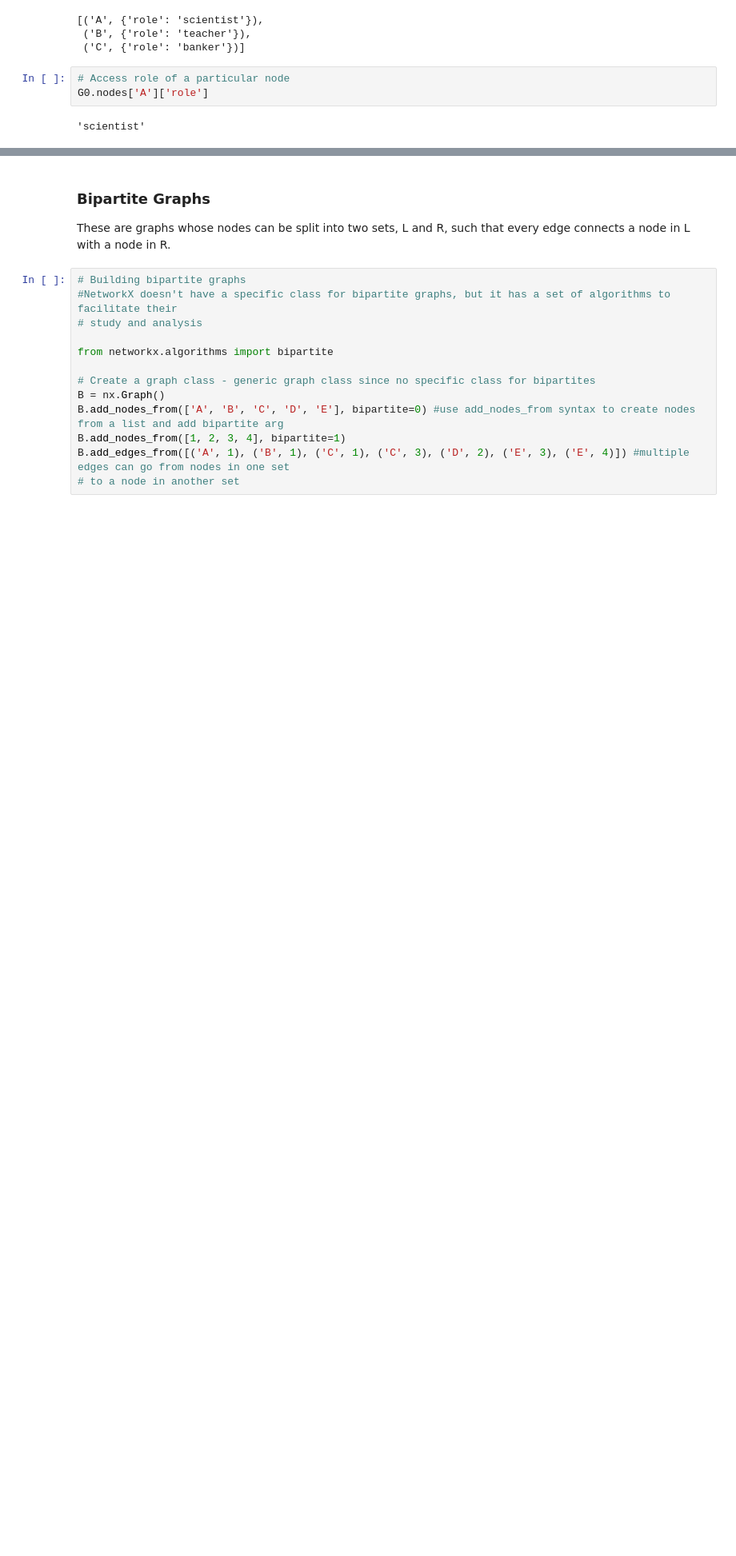
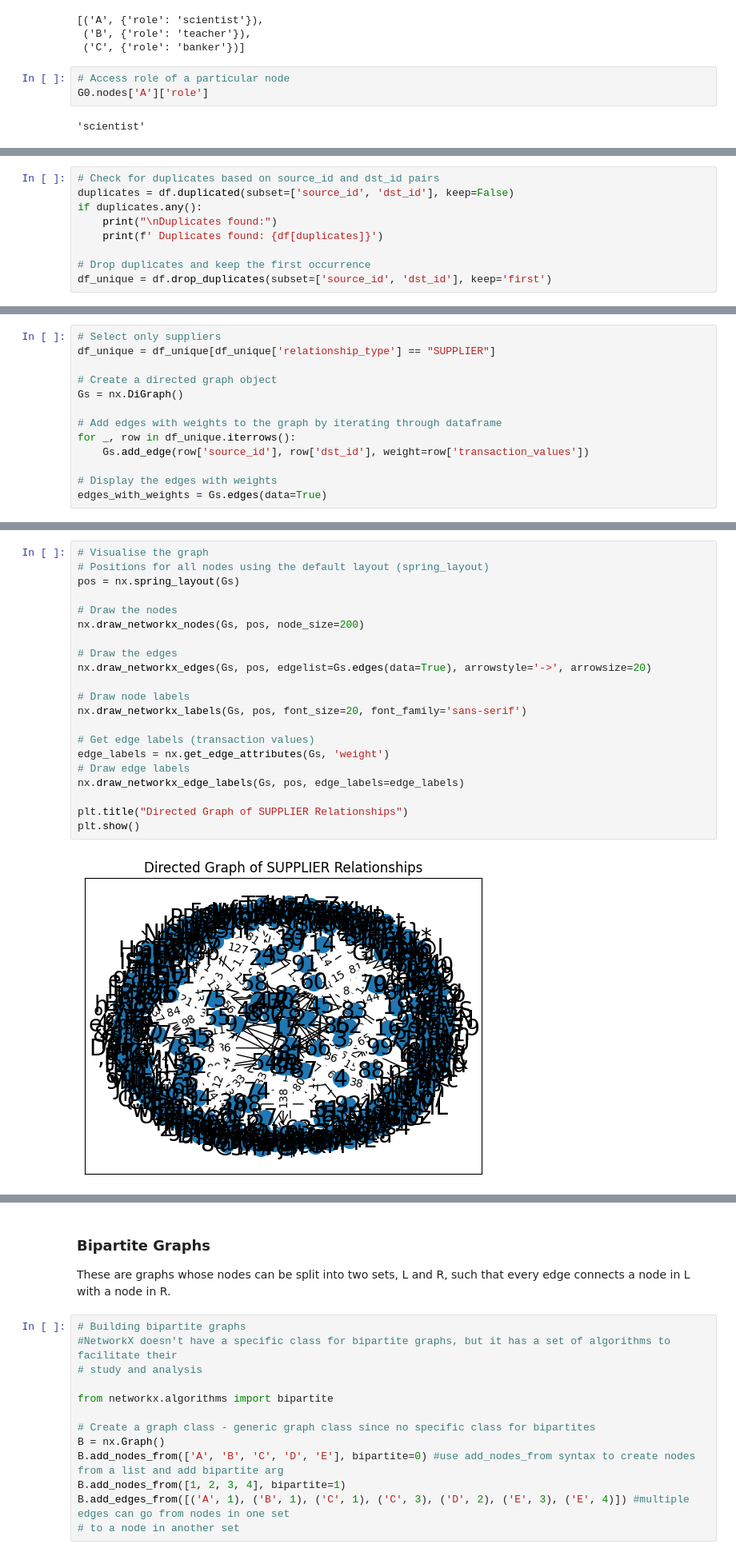
Before and after one commit to kenechiomeke/graph-networks, a Jupyter notebook: intro_social_networks.ipynb, the cells around one changed output, grey strips where cells are left out. Shown at 80% size. Cells and saved outputs as stored; diff of their text form; blank space fills up the shorter version.

```diff
--- a/intro_social_networks.ipynb
+++ b/intro_social_networks.ipynb
@@ -334,0 +585,9 @@ G0.nodes['A']['role']
+# %%
+# Check for duplicates based on source_id and dst_id pairs
+duplicates = df.duplicated(subset=['source_id', 'dst_id'], keep=False)
+if duplicates.any():
+    print("\nDuplicates found:")
+    print(f' Duplicates found: {df[duplicates]}')
+
+# Drop duplicates and keep the first occurrence
+df_unique = df.drop_duplicates(subset=['source_id', 'dst_id'], keep='first')
@@ -334,0 +597,13 @@ G0.nodes['A']['role']
+# %%
+# Select only suppliers
+df_unique = df_unique[df_unique['relationship_type'] == "SUPPLIER"]
+
+# Create a directed graph object
+Gs = nx.DiGraph()
+
+# Add edges with weights to the graph by iterating through dataframe
+for _, row in df_unique.iterrows():
+    Gs.add_edge(row['source_id'], row['dst_id'], weight=row['transaction_values'])
+
+# Display the edges with weights
+edges_with_weights = Gs.edges(data=True)
@@ -334,0 +613,23 @@ G0.nodes['A']['role']
+# %%
+# Visualise the graph
+# Positions for all nodes using the default layout (spring_layout)
+pos = nx.spring_layout(Gs)
+
+# Draw the nodes
+nx.draw_networkx_nodes(Gs, pos, node_size=200)
+
+# Draw the edges
+nx.draw_networkx_edges(Gs, pos, edgelist=Gs.edges(data=True), arrowstyle='->', arrowsize=20)
+
+# Draw node labels
+nx.draw_networkx_labels(Gs, pos, font_size=20, font_family='sans-serif')
+
+# Get edge labels (transaction values)
+edge_labels = nx.get_edge_attributes(Gs, 'weight')
+# Draw edge labels
+nx.draw_networkx_edge_labels(Gs, pos, edge_labels=edge_labels)
+
+plt.title("Directed Graph of SUPPLIER Relationships")
+plt.show()
+# %% [output]
+[figure, added]
```
Also changed, not shown: parts of 52 cells of this notebook.
